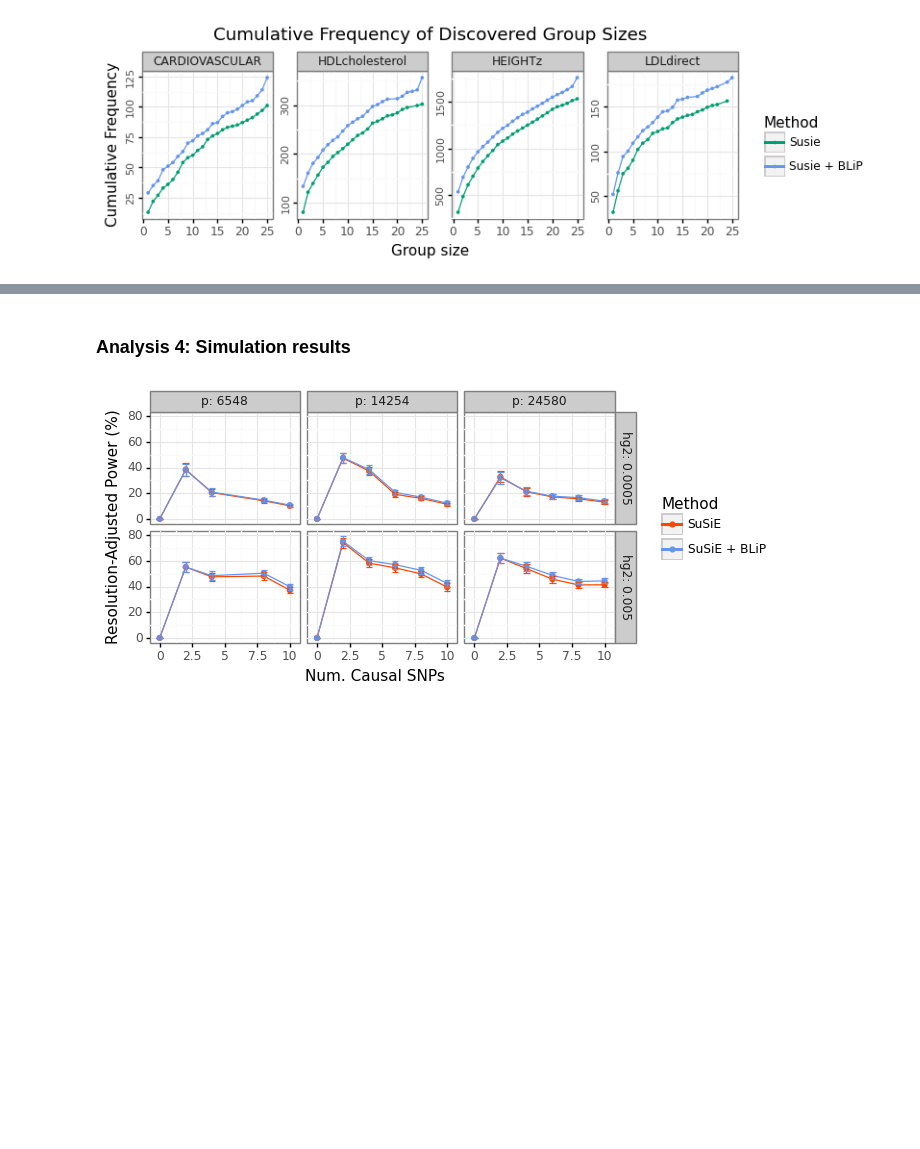
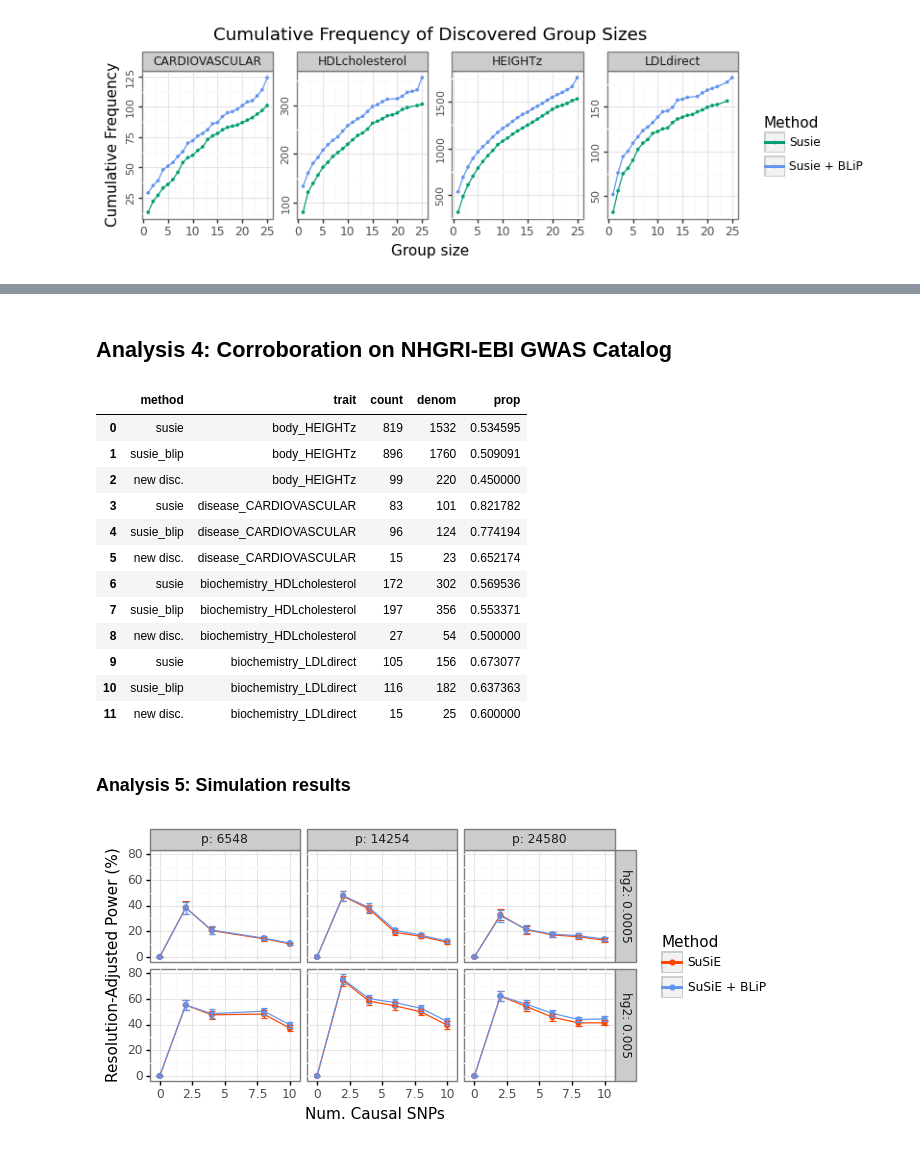
Before and after one commit to amspector100/ukbb_blip, a Jupyter notebook: ukbb_blip_final_plots.ipynb, the cells around one changed output, grey strips where cells are left out. Drawn from its saved outputs; the diff is of its cells as text; code cells hidden in the pictures; blank space fills up the shorter version.

Commit message:
new data source data download v1

```diff
--- a/ukbb_blip_final_plots.ipynb
+++ b/ukbb_blip_final_plots.ipynb
@@ -306,0 +307,2 @@ array([1.53181368, 1.34974821, 1.355876  , 1.31458854])
+# %% [markdown]
+## Analysis 4: Corroboration on NHGRI-EBI GWAS Catalog
@@ -307,5 +372,59 @@ array([1.53181368, 1.34974821, 1.355876  , 1.31458854])
+# %%
+annot_counts = []
+
+for trait in traits:
+    # Find the list of annotated snps based on the keywords
+    kws = trait_kws[trait]
+    inc = ("|").join(kws)
+    annot_snps = annot['NHGRI'].str.contains(inc) #| annot['Clinvar'].str.contains(inc)
+    annot_snps = set(annot.loc[annot_snps, 'id'].tolist())
+    # Load rejections
+    with open(f"output/final/rejections/rejections_{trait}.json", "r") as file:
+        rej = json.load(file)
+    # Count proportion of annotations by method
+    for method in ['susie', 'susie_blip']:
+        count = 0
+        for disc in rej[method]:
+            for rs in disc['SNPS']:
+                if rs in annot_snps:
+                    count += 1
+                    break
+        annot_counts.append([method, trait, count, len(rej[method]), count / len(rej[method])])
+    # Count proportion of annotations among new credible sets
+    susie_snps = set([rs for x in rej['susie'] for rs in x['SNPS']])
+    count = 0
+    denom = 0
+    for disc in rej['susie_blip']:
+        if len(set(disc['SNPS']).intersection(susie_snps)) == 0:
+            denom += 1
+        else:
+            continue
+        for rs in disc['SNPS']:
+            if rs in annot_snps:
+                count += 1
+                break
+    annot_counts.append(
+        ['new disc.', trait, count, denom, count / denom]
+    )
+# %%
+annot_df = pd.DataFrame(annot_counts, columns=['method', 'trait', 'count', 'denom', 'prop'])
+annot_df
+# %% [output]
+|  | method | trait | count | denom | prop |
+| 0 | susie | body_HEIGHTz | 819 | 1532 | 0.534595 |
+| 1 | susie_blip | body_HEIGHTz | 896 | 1760 | 0.509091 |
+| 2 | new disc. | body_HEIGHTz | 99 | 220 | 0.450000 |
+| 3 | susie | disease_CARDIOVASCULAR | 83 | 101 | 0.821782 |
+| 4 | susie_blip | disease_CARDIOVASCULAR | 96 | 124 | 0.774194 |
+| 5 | new disc. | disease_CARDIOVASCULAR | 15 | 23 | 0.652174 |
+| 6 | susie | biochemistry_HDLcholesterol | 172 | 302 | 0.569536 |
+| 7 | susie_blip | biochemistry_HDLcholesterol | 197 | 356 | 0.553371 |
+| 8 | new disc. | biochemistry_HDLcholesterol | 27 | 54 | 0.500000 |
+| 9 | susie | biochemistry_LDLdirect | 105 | 156 | 0.673077 |
+| 10 | susie_blip | biochemistry_LDLdirect | 116 | 182 | 0.637363 |
+| 11 | new disc. | biochemistry_LDLdirect | 15 | 25 | 0.600000 |
 # %% [markdown]
-### Analysis 4: Simulation results
+### Analysis 5: Simulation results
 # %%
 def calc_mean_sem(data, group_vals, meas, trunc_zero=True):
     """
```
Also changed, not shown: parts of 7 cells of this notebook, 2 other files.
